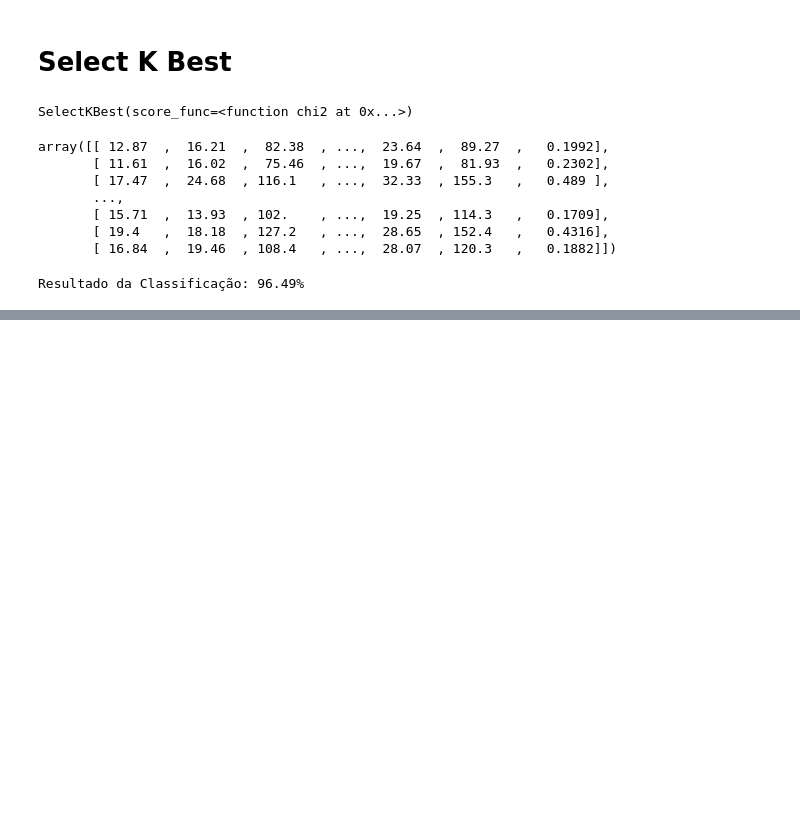
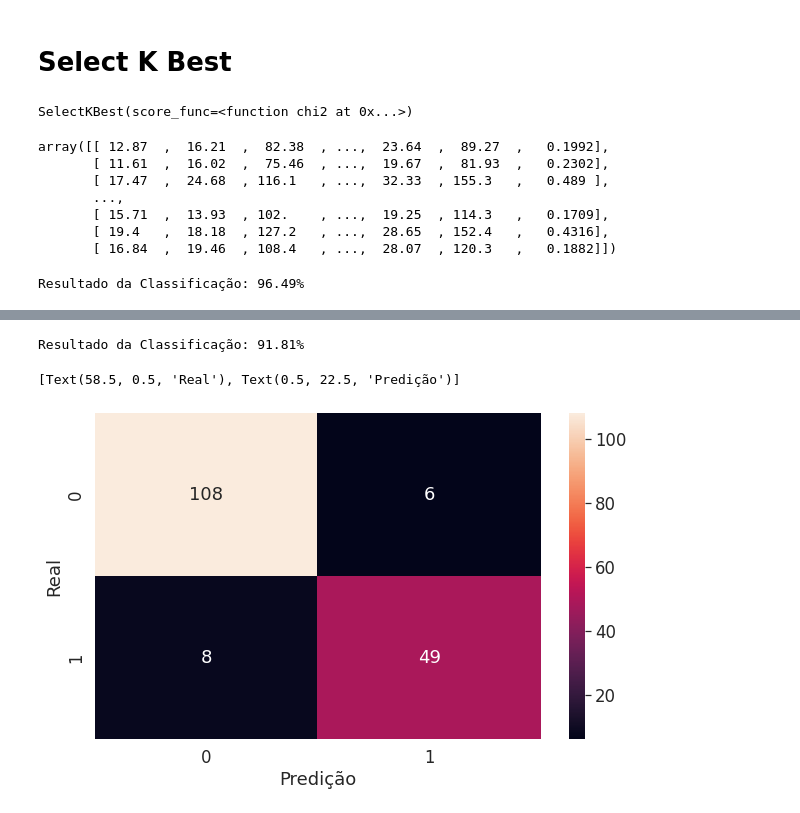
Before and after one commit to KaueAbbe/Projeto-Estude_Python, a Jupyter notebook: Estude Machine Learning/Previsao/Multiplas_Dimensionalidades.ipynb, the cells around one changed output, grey strips where cells are left out. Cells and saved outputs as stored; diff of their text form; code cells hidden in the pictures; blank space fills up the shorter version.

```diff
--- a/Estude Machine Learning/Previsao/Multiplas_Dimensionalidades.ipynb
+++ b/Estude Machine Learning/Previsao/Multiplas_Dimensionalidades.ipynb
@@ -236,0 +272,15 @@ Resultado da Classificação: 96.49%
+# %%
+treino_RFE = selecionar_RFE.transform(x_treino)
+teste_RFE = selecionar_RFE.transform(x_teste)
+# %%
+classificador.fit(treino_RFE, y_treino)
+print('Resultado da Classificação: %.2f%%' %(classificador.score(teste_RFE, y_teste)*100))
+plt.figure(figsize = (10,6))
+sns.set(font_scale = 1.5)
+predicoes = classificador.predict(teste_RFE)
+Matriz_c = confusion_matrix(y_teste,predicoes)
+sns.heatmap(Matriz_c, annot = True, fmt = 'd').set(xlabel = 'Predição',ylabel = 'Real')
+# %% [output]
+Resultado da Classificação: 91.81%
+[Text(58.5, 0.5, 'Real'), Text(0.5, 22.5, 'Predição')]
+[figure, added]
```
Also changed, not shown: parts of 24 cells of this notebook.
